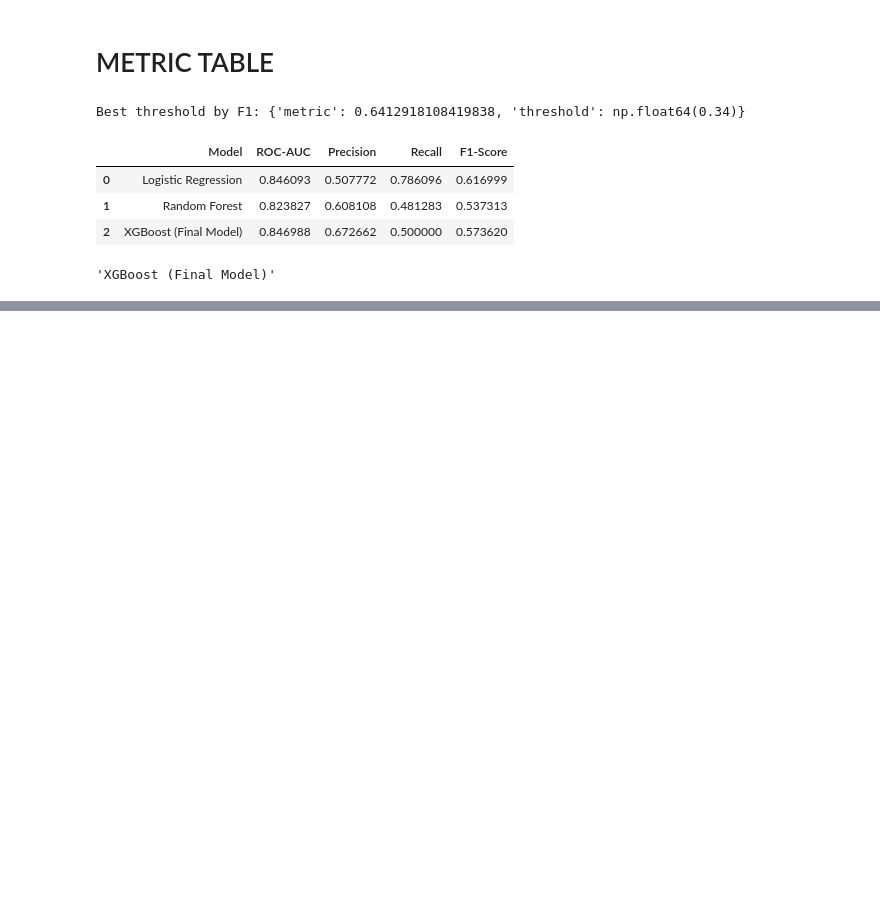
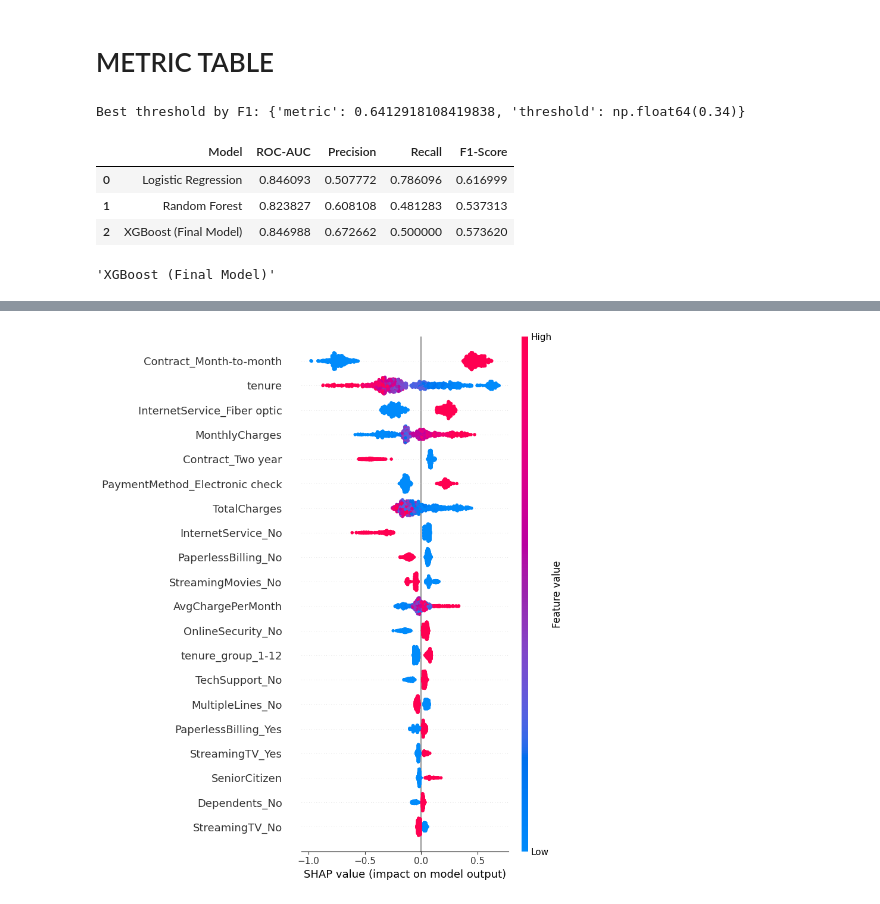
Before and after one commit to Hamza-1711/Customer-Churn-Prediction, a Jupyter notebook: Customer-Churn-Prediction.ipynb, the cells around one changed output, grey strips where cells are left out. Saved outputs shown, nothing was run; the diff lists cells and outputs as text; code cells hidden in the pictures; blank space fills up the shorter version.

```diff
--- a/Customer-Churn-Prediction.ipynb
+++ b/Customer-Churn-Prediction.ipynb
@@ -371,0 +398,4 @@ best_model_name
+# %%
+shap.summary_plot(shap_values, features=X_sample_pre, feature_names=feature_names)
+# %% [output]
+[figure, added]
```
Also changed, not shown: parts of 4 cells of this notebook.
